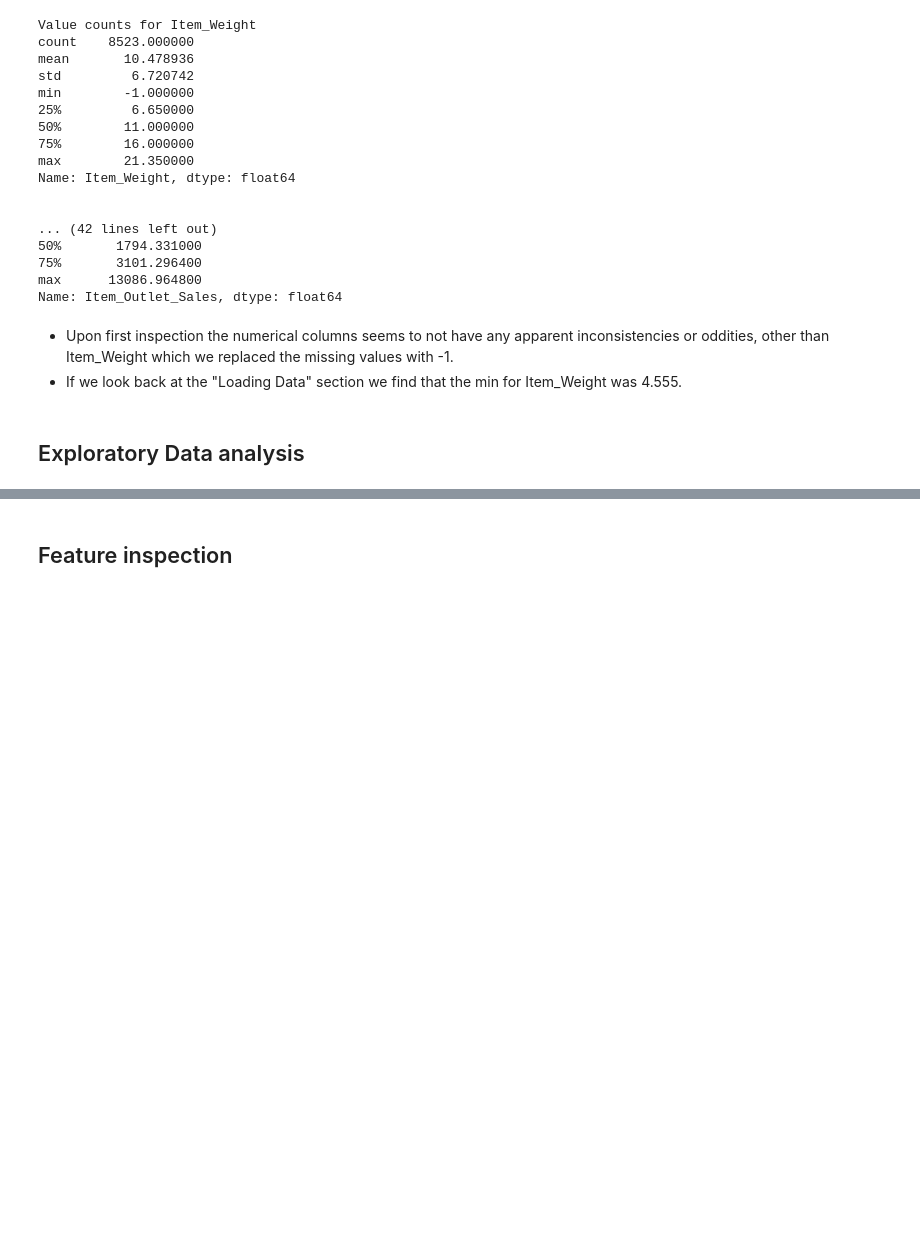
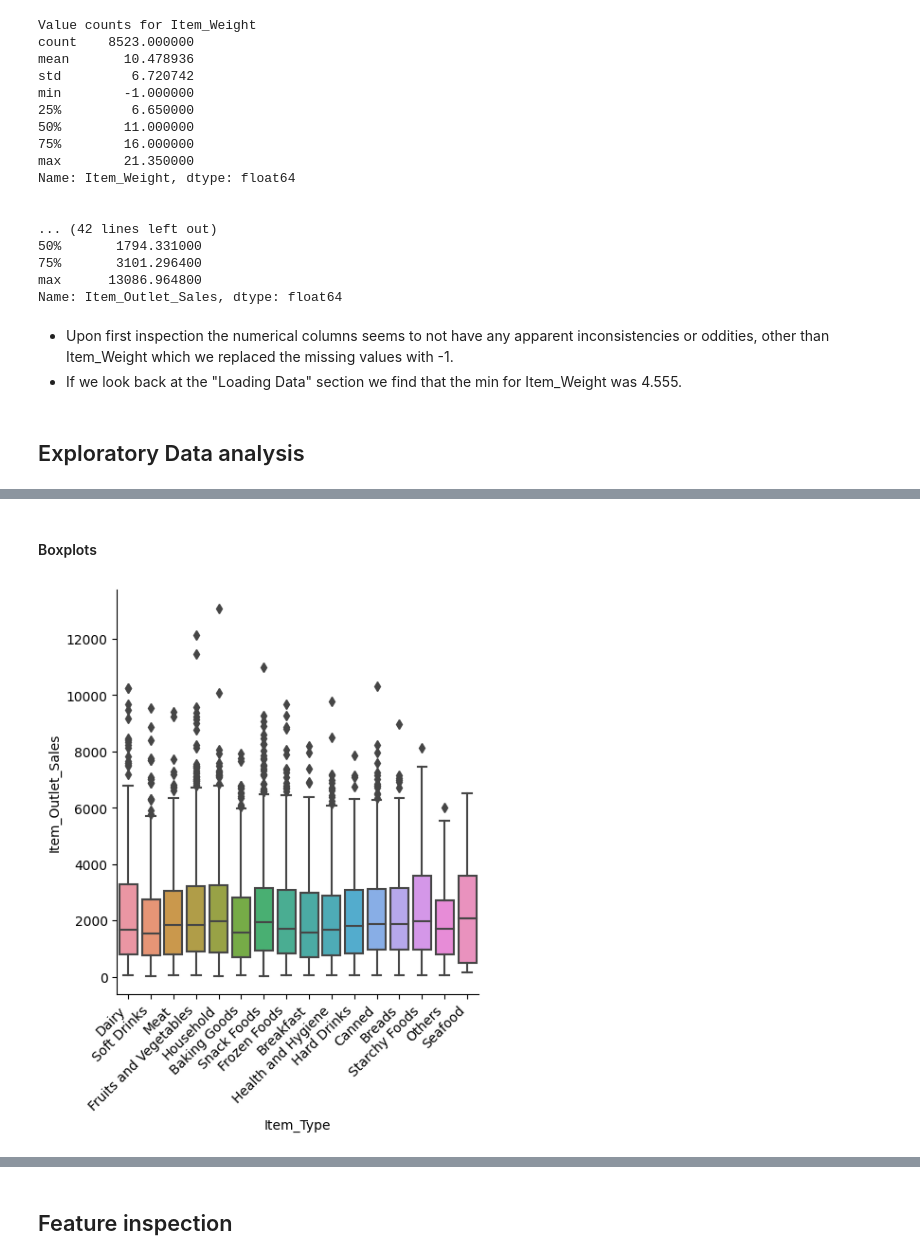
Before and after one commit to ThomasLane1820/Prediction-of-Product-Sales, a Jupyter notebook: Production_of_Product_Sales.ipynb, the cells around one changed output, grey strips where cells are left out. Saved outputs shown, nothing was run; the diff lists cells and outputs as text; code cells hidden in the pictures; blank space fills up the shorter version.

```diff
--- a/Production_of_Product_Sales.ipynb
+++ b/Production_of_Product_Sales.ipynb
@@ -293,0 +337,10 @@ Name: Item_Outlet_Sales, dtype: float64
+# %% [markdown]
+#### Boxplots
+# %%
+# Plotting a boxplot representing total sales by Item_Type
+ax = sns.catplot(data = df, x = 'Item_Type', y = 'Item_Outlet_Sales',
+                 hue = 'Item_Type',
+                 kind = 'box', dodge = False)
+ax.set_xticklabels( rotation = 45, ha = 'right');
+# %% [output]
+[figure, added]
```
Also changed, not shown: parts of 22 cells of this notebook.
